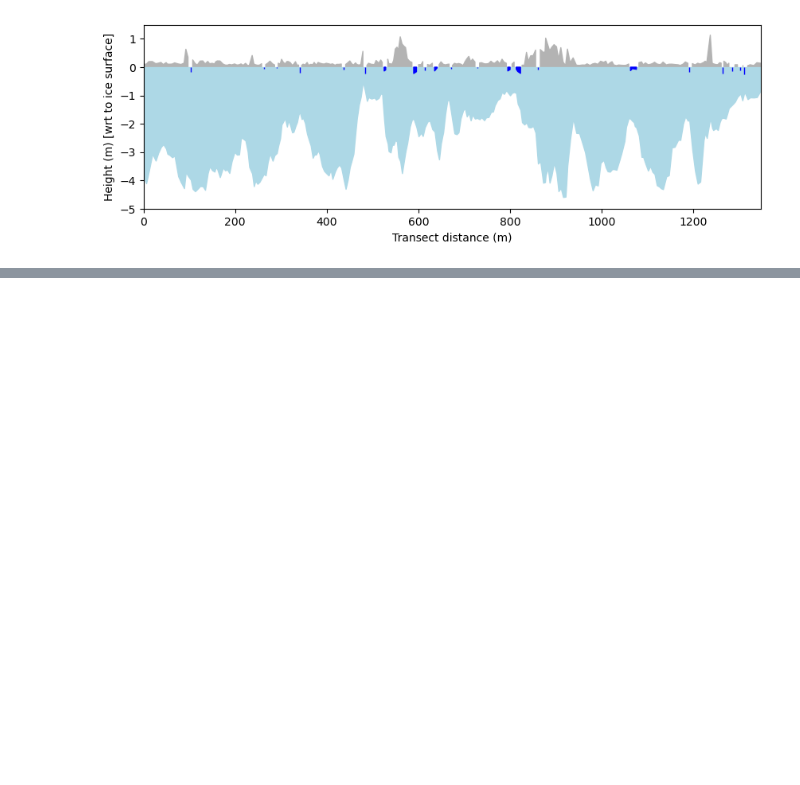
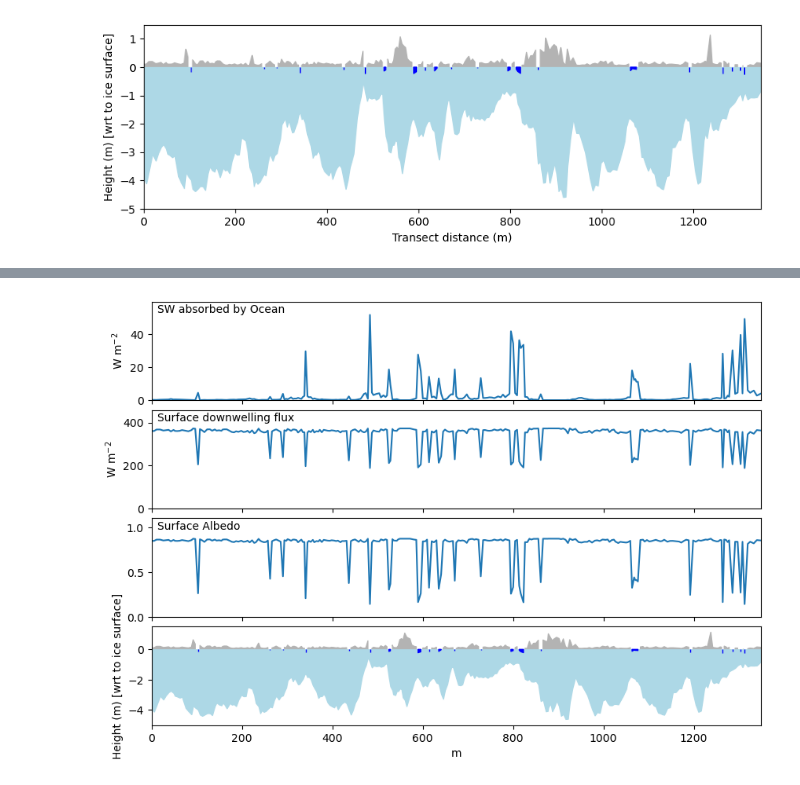
Before and after one commit to nsidc/mosaic_sunlight_underseaice, a Jupyter notebook: notebooks/getting_started.ipynb, the cells around one changed output, grey strips where cells are left out. Drawn from its saved outputs; the diff is of its cells as text; code cells hidden in the pictures; blank space fills up the shorter version.

```diff
--- a/notebooks/getting_started.ipynb
+++ b/notebooks/getting_started.ipynb
@@ -11,3 +12,39 @@ from mosaic_thickness import snowdepth_file, load_data, MAGNAPROBE_PATH, get_fil
+# %%
+def plot_results(df):
+
+    distance = df.index.values
+    sw_absorbed_by_ocean = df.sw_absorbed_by_ocean
+    surface_downwelling_radiative_flux = df.surface_downwelling_radiative_flux
+    surface_albedo = df.surface_albedo
+
+    t0 = distance[0]
+    t1 = distance[-1]
+
+    fig, ax = plt.subplots(4, 1, figsize=(10,7))
+    ax[0].set_xlim(t0, t1)
+    ax[0].plot(distance, sw_absorbed_by_ocean)
+    ax[0].set_ylim(np.array(ax[0].get_ylim()) * np.array([0., 1.1]))
+    ax[0].set_ylabel("$\mathrm{W\ m^{-2}}$")
+    ax[0].text(0.01, 0.89, "SW absorbed by Ocean", transform=ax[0].transAxes)
+    ax[0].set_xticklabels([])
+
+    ax[1].set_xlim(t0, t1)
+    ax[1].plot(distance, surface_downwelling_radiative_flux)
+    ax[1].set_ylim(np.array(ax[1].get_ylim()) * np.array([0., 1.2]))
+    ax[1].set_ylabel("$\mathrm{W\ m^{-2}}$")
+    ax[1].text(0.01, 0.89, "Surface downwelling flux", transform=ax[1].transAxes)
+    ax[1].set_xticklabels([])
+
+    ax[2].set_xlim(t0, t1)
+    ax[2].set_ylim(0., 1.1)
+    ax[2].plot(distance, surface_albedo)
+    ax[2].text(0.01, 0.89, "Surface Albedo", transform=ax[2].transAxes)
+    ax[2].set_xticklabels([])
+
+    plot_thickness_profile(df, ax=ax[3])
+    ax[3].set_xlabel('m')
+
+    fig.subplots_adjust(hspace=0.1)
 # %%
 df = load_data(MAGNAPROBE_PATH / '20200627-PS122-4_44-267' / 'magna+gem2-transect-20200627_PS122-4_44-267_transect.csv')
 df.head()
@@ -24,3 +61,6 @@ fig, ax = plt.subplots(figsize=(10,3))
 plot_thickness_profile(df, ax=ax)  # Add legend and axis title with units
 # %% [output]
 [figure]
+# %%
+rt_df = seaicert_mp(df)
+rt_df.head()
@@ -26,0 +75,4 @@ plot_thickness_profile(df, ax=ax)  # Add legend and axis title with units
+# %%
+plot_results(rt_df)
+# %% [output]
+[figure, added]
```
Also changed, not shown: parts of 2 cells of this notebook, 2 other files.
